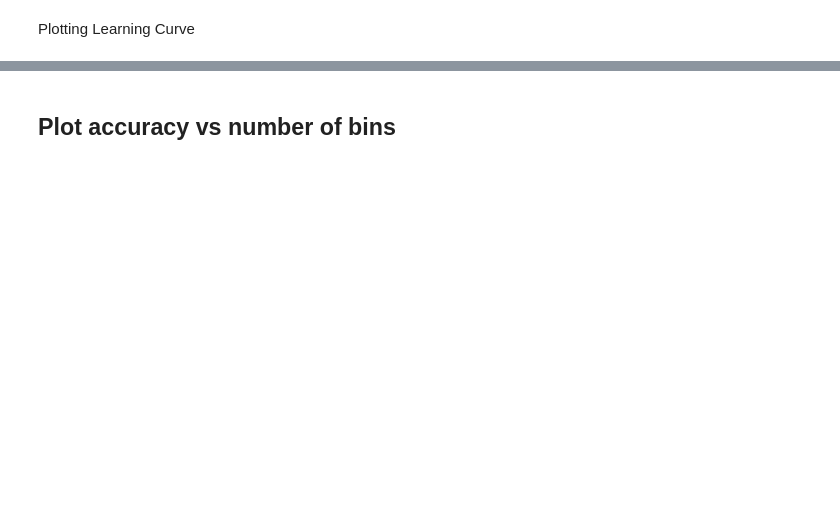
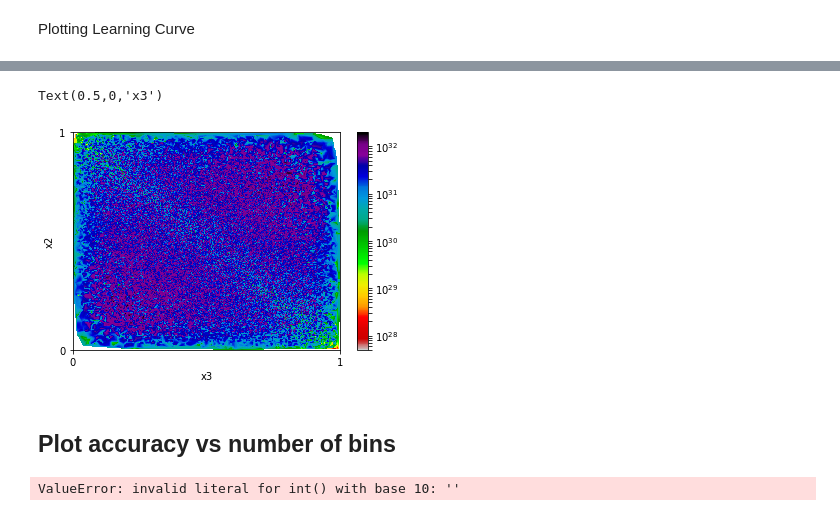
Before and after one commit to miarobin/Level4Project, a Jupyter notebook: KBinsLO.ipynb, the cells around one changed output, grey strips where cells are left out. Drawn from its saved outputs; the diff is of its cells as text; code cells hidden in the pictures; blank space fills up the shorter version.

```diff
--- a/KBinsLO.ipynb
+++ b/KBinsLO.ipynb
@@ -72,3 +97,36 @@ np.std(me_test)
+# %%
+#s12, s13, s23 = DataPreprocessing.mandel_creation(['3,4','3,5','4,5'], mom_test)
+s12, s13, s23 = DataPreprocessing.mandel_creation(['1,2','1,2,4','2,3,4'], mom_test_r)
+S = s12 + s13 + s23
+# %%
+x1 = np.divide(s12, 1000000)
+x2 = np.divide(s13, 1000000)
+x3 = np.divide(s23, 1000000)
+
+x2i = np.linspace(0, 1, 500) #x1 coordinates
+x3i = np.linspace(0, 1, 500) #x2 coordinates
+X2i, X3i = np.meshgrid(x2i, x3i) #2d regularly spaced grid of coordinates.
+# %%
+#Value at grid coordinate is mapped to the nearest actual datapoint.
+#grid = griddata((x2, x3), 100*np.divide(np.abs(me_test - me_predict_lin), me_test), (X2i, X3i), method='linear')
+grid = griddata((x2, x3), me_test, (X2i, X3i), method='linear')
+# %%
+fig, ax = pyplot.subplots()
+im = ax.pcolor(grid, cmap = 'nipy_spectral_r', norm = colors.LogNorm()) #color map of coord grid
+cbar = ax.figure.colorbar(im)
+#cbar.set_label('Percentage Error')
+
+ax.set_xticks([0, 500])
+ax.set_xticklabels([0, 1])
+ax.set_yticks([0, 500])
+ax.set_yticklabels([0, 1])
+
+
+ax.set_ylabel('x2')
+ax.set_xlabel('x3')
+# %% [output]
+Text(0.5,0,'x3')
+[figure, added]
 # %% [markdown]
 ## Plot accuracy vs number of bins
 # %%
@@ -104,2 +151,25 @@ for n_bins in n_bins_arr:
+# %%
+##Obtain & process data
+me_train, mom_train_r = DataPreprocessing.npy('LO/MG_uuuxux/me_4jet_1000000', 'LO/MG_uuuxux/mom_4jet_1000000',
+                                            ['1,3','1,4','2,3','2,4'], 10000, frac=1)
+me_test, mom_test_r = DataPreprocessing.npy('LO/MG_uuuxux/me_4jet_100000', 'LO/MG_uuuxux/mom_4jet_100000',
+                                          ['1,3','1,4','2,3','2,4'], 10000, frac=1)
+
+train = reduce(np.multiply, DataPreprocessing.mandel_creation(['1,3,4',',2,3,4','1,2,3','1,2,4'], mom_train_r))**0.5
+test = reduce(np.multiply, DataPreprocessing.mandel_creation(['1,3,4',',2,3,4','1,2,3','1,2,4'], mom_test_r))**0.5
+mom_train = np.multiply(mom_train, train)
+mom_test = np.multiply(mom_test, test)
+
+mom_train = np.append(mom_train, DataPreprocessing.mandel_creation(combs, mom_train_r).T, axis=1)
+mom_test = np.append(mom_test, DataPreprocessing.mandel_creation(combs, mom_test_r).T, axis=1)
+
+n_bins_arr = range(100, 1000, 100)
+result = []
+for n_bins in n_bins_arr:
+    temp = changeBins(n_bins, mom_train, mom_test, me_train, me_test)
+    print(temp)
+    result.append(temp)
+# %% [output]
+ValueError: invalid literal for int() with base 10: ''
 # %%
 pyplot.xlabel('Number of Bins')
```
Also changed, not shown: parts of 16 cells of this notebook, 11 other files.
